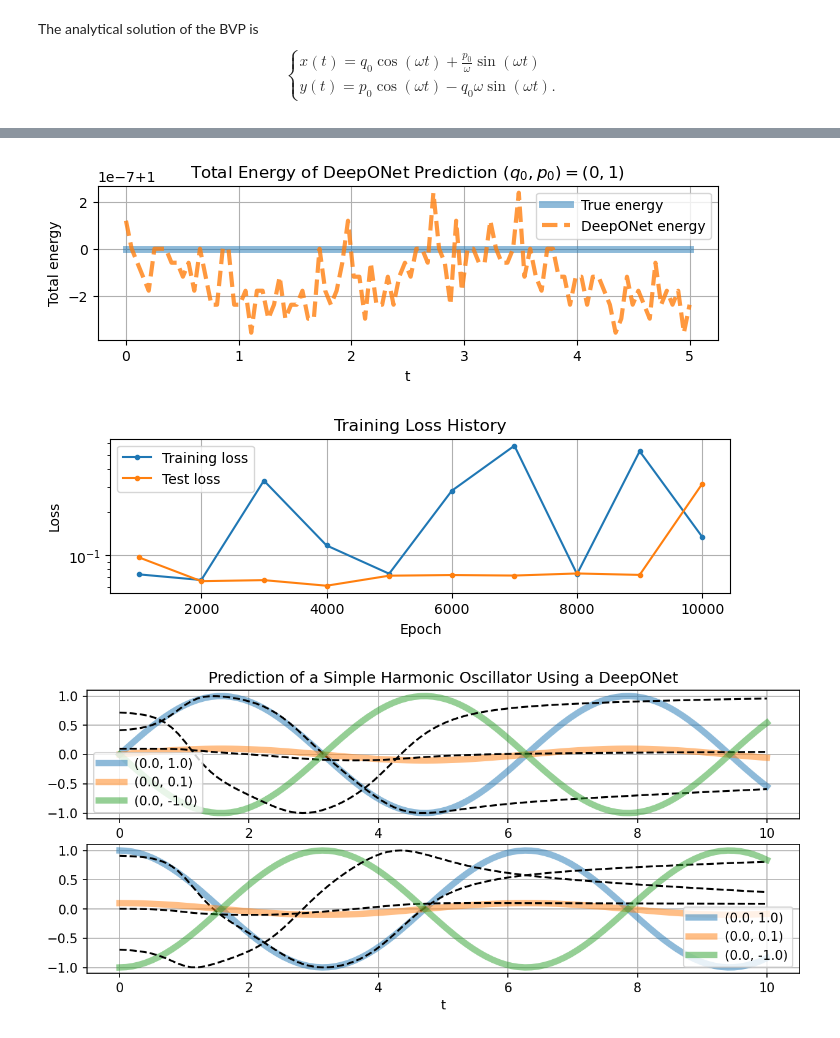
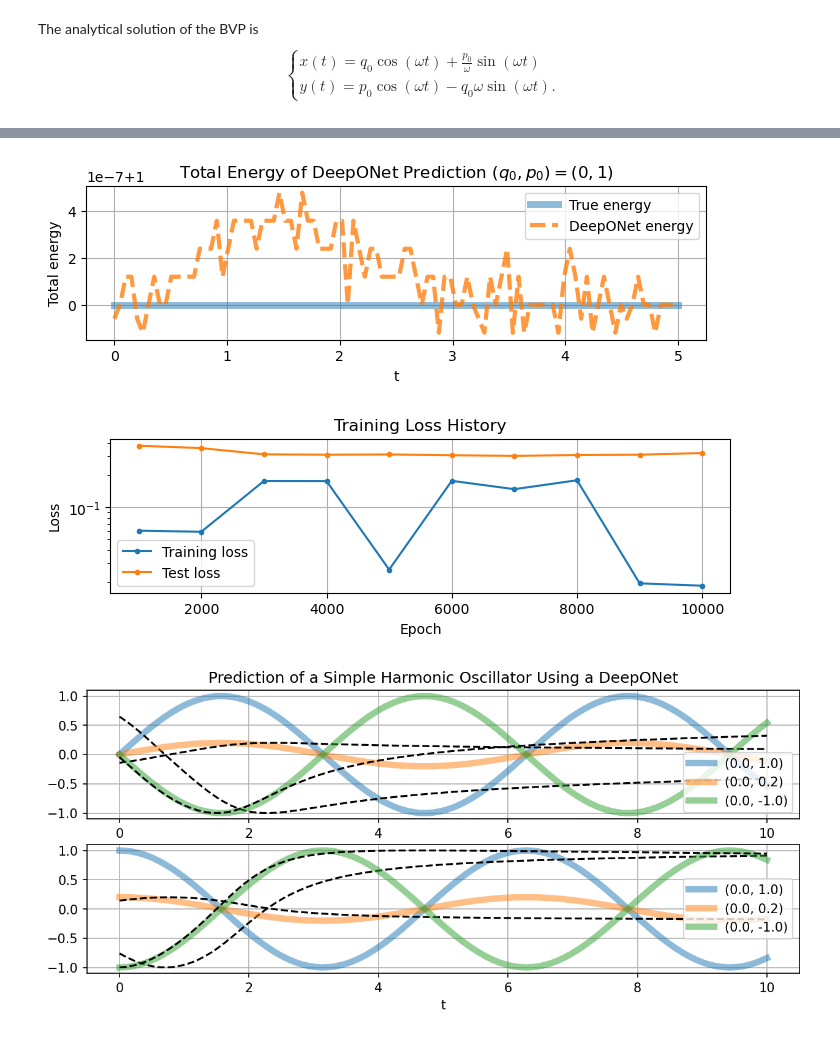
Before and after one commit to johanslettengren/Structure-Preserving-Operator-Learning, a Jupyter notebook: simple_harmonic_oscillator/oscillator.ipynb, the cells around one changed output, grey strips where cells are left out. Cells and saved outputs as stored; diff of their text form; code cells hidden in the pictures.

Commit message:
Energy preserving network done

```diff
--- a/simple_harmonic_oscillator/oscillator.ipynb
+++ b/simple_harmonic_oscillator/oscillator.ipynb
@@ -55,7 +55,7 @@ def PI_loss_fn(u, t, w=1):
 
     return torch.stack((x_t - y, y_t + (w**2)*x))
 # %%
-T = 5
+T = 1
 bv_ = np.random.uniform(low=-1, high=1, size=(3, 2)).astype(np.float32)
 t = np.random.uniform(low=0, high=T, size=(10, 1)).astype(np.float32)
 Px = (bv_, t)
@@ -70,8 +70,8 @@ t = np.random.uniform(low=0, high=T, size=(10, 1)).astype(np.float32)
 y_test = analytic_solution(bv, t)
 X_test = (bv, t)
 # %%
-net = DeepONet([2, 40, 40, 4], [1, 40, 40, 2], dim_out=2, activation='tanh', omega=1, conserve_energy=True)
-model = Model(X_train, y_train, X_test, y_test, net, Px=None, PI_loss_fn=None, Tmax=5)
+net = DeepONet([2, 40, 40], [1, 40, 40], K=2, dim=2, activation='relu', omega=1, conserve_energy=True)
+model = Model(X_train, y_train, X_test, y_test, net, Px=Px, PI_loss_fn=PI_loss_fn, Tmax=5)
 model.train(iterations=10_001)
 # %% [output]
 Step     Train loss      Test loss
@@ -95,39 +82,39 @@ KeyboardInterrupt:
 # %%
 model.plot_energy()
 # %% [output]
-[figure, old version]
+[figure, new version]
 # %%
 model.plot_losshistory()
 # %% [output]
-[figure, old version]
+[figure, new version]
 # %%
 # Plot model prediction for one omega
 
 # Get model prediction
 
 t = np.linspace(0, 10, 100).reshape(-1, 1)
-bv = np.array([[0, 1], [0, 0.1], [0,-1]]).astype(np.float32)
+bv = np.array([[0, 1], [0, 0.2], [0,-1]]).astype(np.float32)
 
 ground_truth = analytic_solution(bv, t)
 
 pred = model.predict(bv, t)
 
 
 
 # Plot prediction vs. solution
 fig, axes = plt.subplots(2, 1, figsize=(10, 4), dpi=150)
 
 axes[0].set_title('Prediction of a Simple Harmonic Oscillator Using a DeepONet')
 
 for k, ax in enumerate(axes.flat):
     for l in range(pred.shape[0]):
         label = '({:.1f}, {:.1f})'.format(bv[l,0], bv[l,1])
         ax.plot(t.flatten(), ground_truth[l,:,k], label=label, alpha=0.5, linewidth=5)
         ax.plot(t.flatten(), pred[l,:,k].tolist(), '--', c='k')
 
     ax.legend()
     ax.grid(True)
 ax.set_xlabel("t")
 plt.show()
 # %% [output]
-[figure, old version]
+[figure, new version]
```
Also changed, not shown: parts of 1 cell of this notebook, 1 other file.
